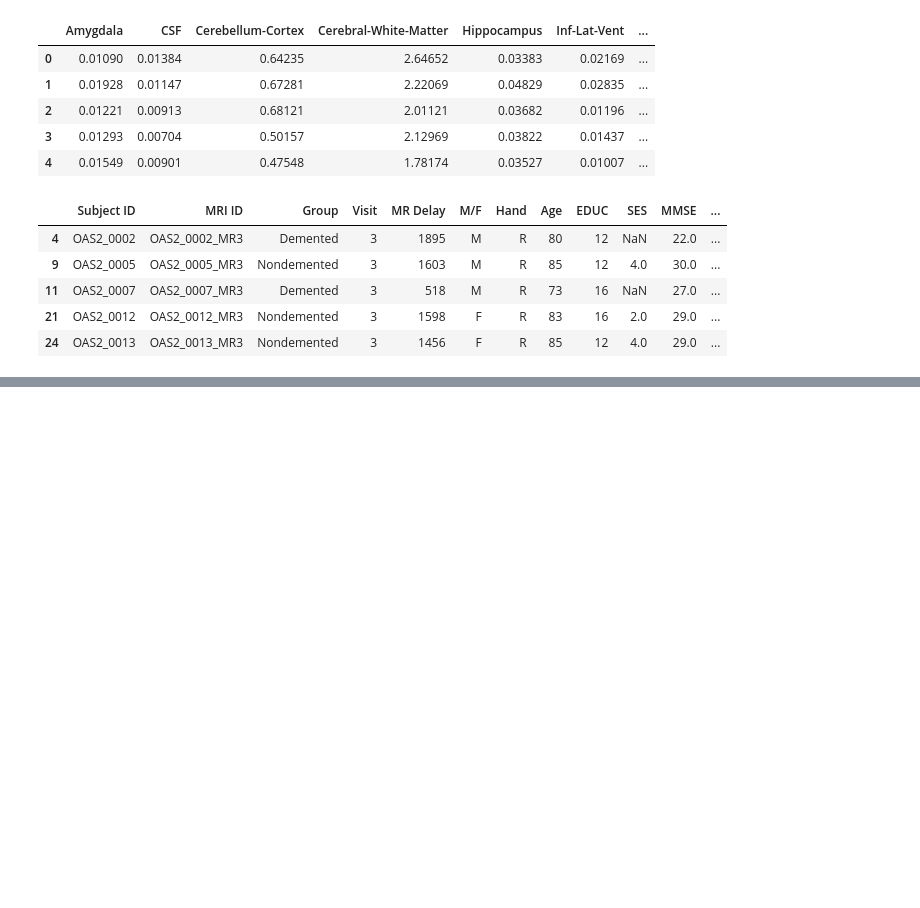
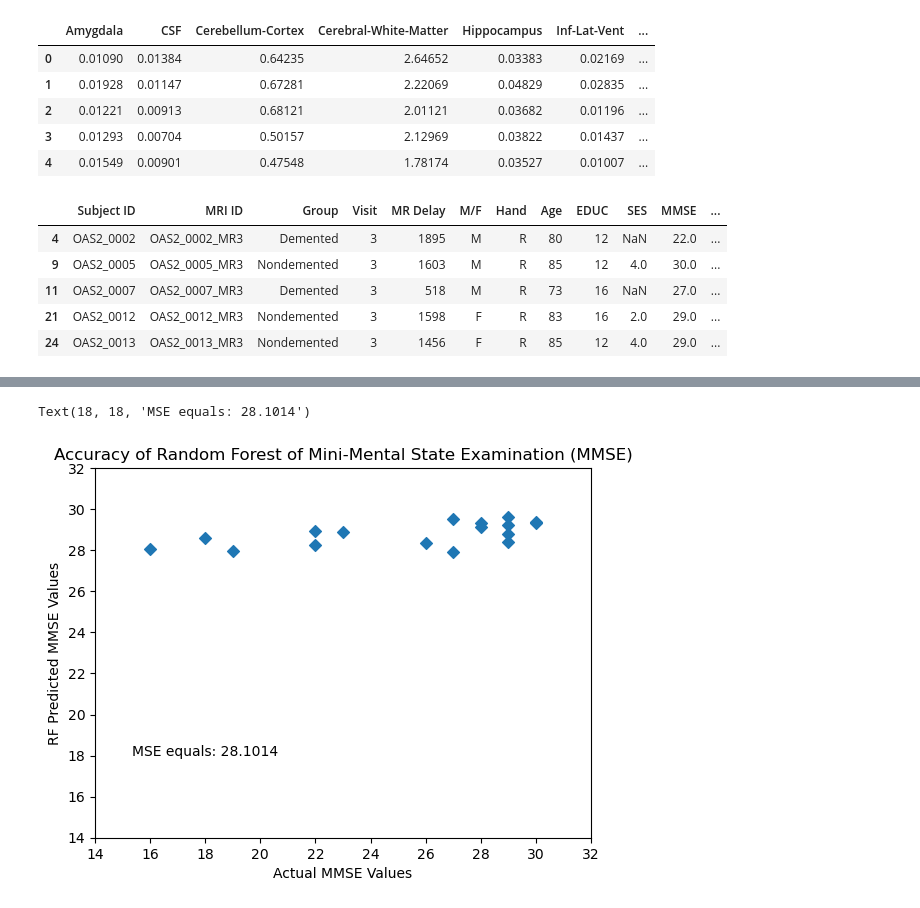
Before and after one commit to ricardjocelyn/high-dimensionality-prediction, a Jupyter notebook: SVMRandomForest.ipynb, the cells around one changed output, grey strips where cells are left out. Cells and saved outputs as stored; diff of their text form; code cells hidden in the pictures; blank space fills up the shorter version.

```diff
--- a/SVMRandomForest.ipynb
+++ b/SVMRandomForest.ipynb
@@ -115,5 +108,17 @@ plt.scatter(CDR_Test, CDR_SVR_predict)
 # %%
 #Create the RF to predict MMSE
-MMSE_RF, MMSE_RF_predict = runRF(xTrain, MMSE_Train, xTest, MMSE_Test, False)
+MMSE_RF, MMSE_RF_predict = runRF(xTrain_MMSE, MMSE_Train, xTest_MMSE, MMSE_Test, False)
+plt.scatter(MMSE_Test, MMSE_RF_predict, marker="D")
+plt.title("Accuracy of Random Forest of Mini-Mental State Examination (MMSE)")
+plt.xlabel("Actual MMSE Values")
+plt.ylabel("RF Predicted MMSE Values")
+plt.xlim(14,32)
+plt.ylim(14,32)
+mse = mean_squared_error(MMSE_Test, MMSE_RF_predict)
+mseText = "MSE equals: {:.4f}".format(mse)
+plt.text(18, 18, mseText, ha='center')
+# %% [output]
+Text(18, 18, 'MSE equals: 28.1014')
+[figure, added]
 # %%
 #Create the RF to predict CDR
```
Also changed, not shown: parts of 8 cells of this notebook.
